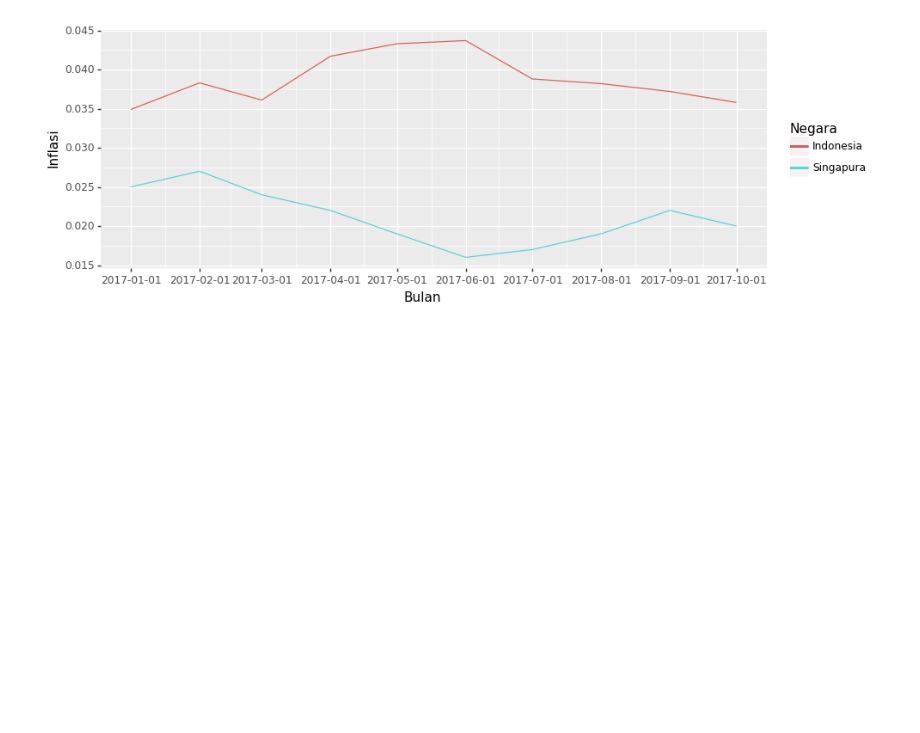
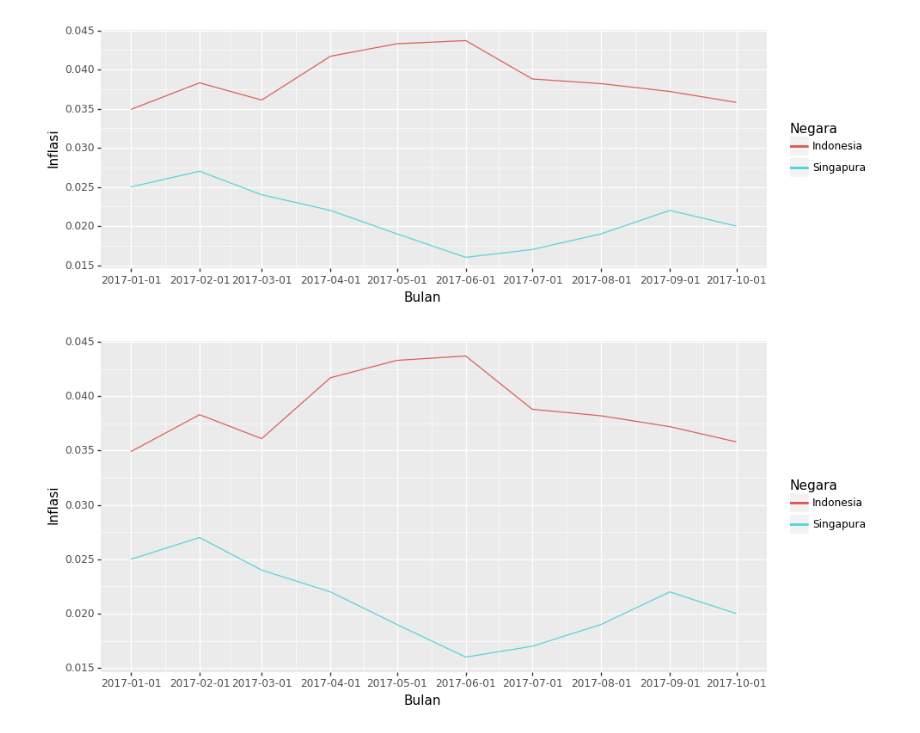
Before and after one commit to ryanrizkyf/DataVisualization-Plotnine, a Jupyter notebook: DataVisualization_Plotnine.ipynb, the cells around one changed output. Saved outputs shown, nothing was run; the diff lists cells and outputs as text; code cells hidden in the pictures; blank space fills up the shorter version.

```diff
--- a/DataVisualization_Plotnine.ipynb
+++ b/DataVisualization_Plotnine.ipynb
@@ -479,3 +479,26 @@ plotnine.options.figure_size=(10, 3.6)
 plt.show()
 # %% [output]
 [figure]
+# %%
+# Mengubah Ukuran Plot
+
+# Kita bisa lihat bahwa label di x-axis kita bertabrakan.
+# Salah satu solusi yang dapat dilakukan adalah mengubah ukuran dari plot yang kita buat.
+
+# Gunakan fungsi theme() dari plotnine,
+# dan berikan argumen figure_size untuk mendefinisikan grafik berukuran 10x5.
+# Figure_size menerima nilai berupa tuple yang berisi (panjang, tinggi) dalam inch.
+
+# Note : Lebih lanjut tentang theme() dapat dibaca di
+# (https://plotnine.readthedocs.io/en/stable/generated/plotnine.themes.theme.html)
+
+import matplotlib.pyplot as plt
+from plotnine import *
+(ggplot(data=df_inflasi)
++ aes(x='Bulan', y='Inflasi', color='Negara')
++ geom_line()
++ theme(figure_size=(10, 5))
+).draw()
+plt.show()
+# %% [output]
+[figure, added]
```
Also changed, not shown: 1 other file.
